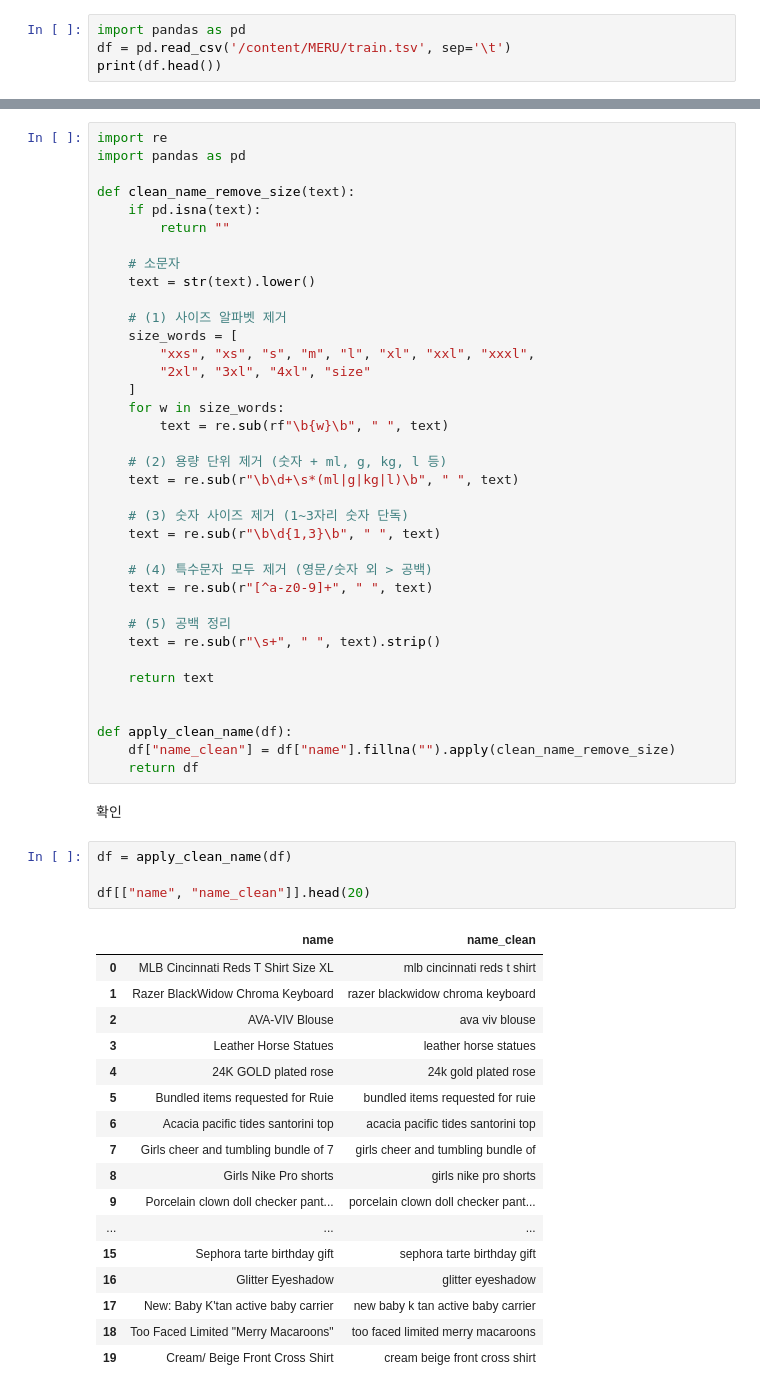
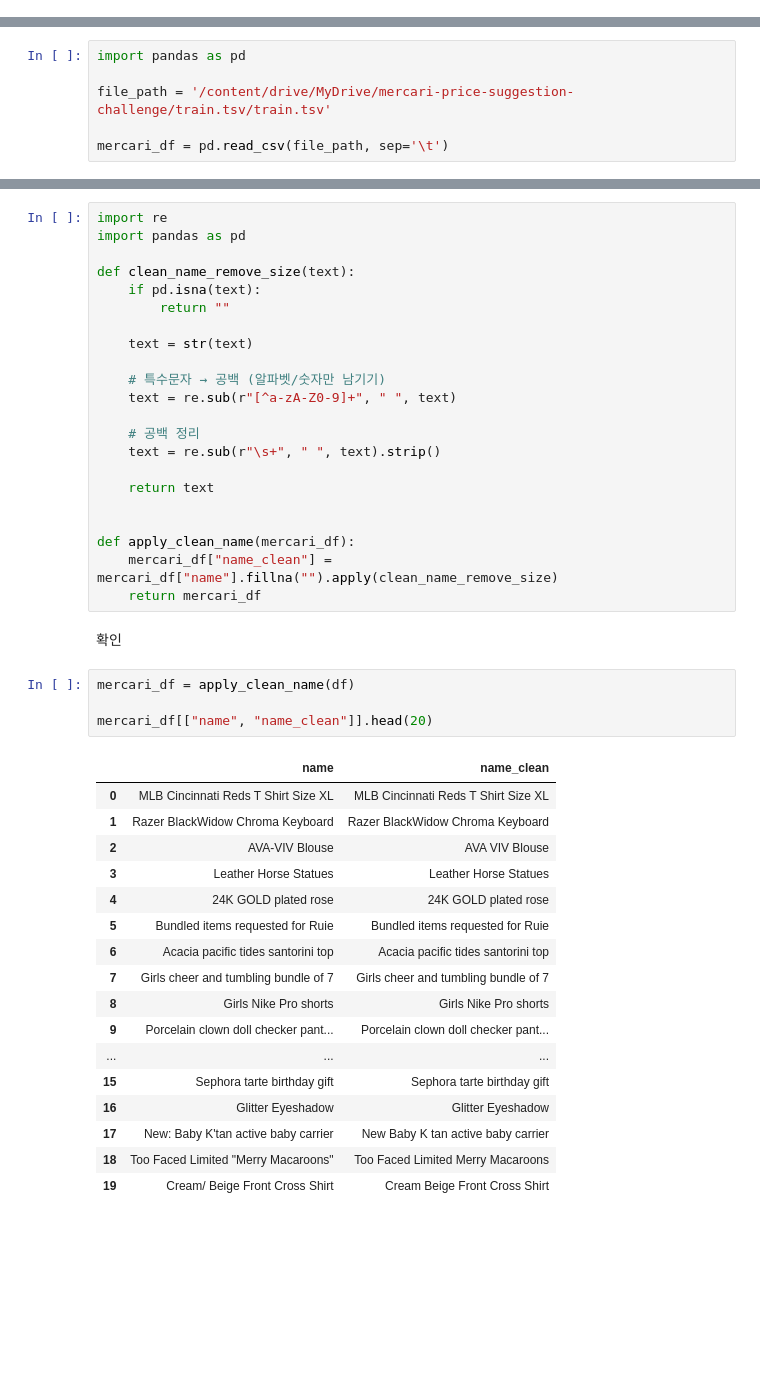
Before and after one commit to ary3120-droid/myproject, a Jupyter notebook: MERK.ipynb, the cells around one changed output, grey strips where cells are left out. Cells and saved outputs as stored; diff of their text form; blank space fills up the shorter version.

```diff
--- a/MERK.ipynb
+++ b/MERK.ipynb
@@ -2,7 +2,3 @@
 <a href="https://colab.research.google.com/github/ary3120-droid/myproject/blob/main/MERK.ipynb" target="_parent"><img src="https://colab.research.google.com/assets/colab-badge.svg" alt="Open In Colab"/></a>
 # %% [markdown]
 **실행**
-# %%
-import pandas as pd
-df = pd.read_csv('/content/MERU/train.tsv', sep='\t')
-print(df.head())
@@ -35 +10,7 @@ Drive already mounted at /content/drive; to attempt to forcibly remount, call dr
+# %%
+import pandas as pd
+
+file_path = '/content/drive/MyDrive/mercari-price-suggestion-challenge/train.tsv/train.tsv'
+
+mercari_df = pd.read_csv(file_path, sep='\t')
 # %%
@@ -68,56 +45,41 @@ def clean_name_remove_size(text):
     if pd.isna(text):
         return ""
 
-    # 소문자
-    text = str(text).lower()
+    text = str(text)
 
-    # (1) 사이즈 알파벳 제거
-    size_words = [
-        "xxs", "xs", "s", "m", "l", "xl", "xxl", "xxxl",
-        "2xl", "3xl", "4xl", "size"
-    ]
-    for w in size_words:
-        text = re.sub(rf"\b{w}\b", " ", text)
+    # 특수문자 → 공백 (알파벳/숫자만 남기기)
+    text = re.sub(r"[^a-zA-Z0-9]+", " ", text)
 
-    # (2) 용량 단위 제거 (숫자 + ml, g, kg, l 등)
-    text = re.sub(r"\b\d+\s*(ml|g|kg|l)\b", " ", text)
-
-    # (3) 숫자 사이즈 제거 (1~3자리 숫자 단독)
-    text = re.sub(r"\b\d{1,3}\b", " ", text)
-
-    # (4) 특수문자 모두 제거 (영문/숫자 외 > 공백)
-    text = re.sub(r"[^a-z0-9]+", " ", text)
-
-    # (5) 공백 정리
+    # 공백 정리
     text = re.sub(r"\s+", " ", text).strip()
 
     return text
 
 
-def apply_clean_name(df):
-    df["name_clean"] = df["name"].fillna("").apply(clean_name_remove_size)
-    return df
+def apply_clean_name(mercari_df):
+    mercari_df["name_clean"] = mercari_df["name"].fillna("").apply(clean_name_remove_size)
+    return mercari_df
 # %% [markdown]
 확인
 # %%
-df = apply_clean_name(df)
+mercari_df = apply_clean_name(df)
 
-df[["name", "name_clean"]].head(20)
+mercari_df[["name", "name_clean"]].head(20)
 # %% [output]
 |  | name | name_clean |
-| 0 | MLB Cincinnati Reds T Shirt Size XL | mlb cincinnati reds t shirt |
-| 1 | Razer BlackWidow Chroma Keyboard | razer blackwidow chroma keyboard |
-| 2 | AVA-VIV Blouse | ava viv blouse |
-| 3 | Leather Horse Statues | leather horse statues |
-| 4 | 24K GOLD plated rose | 24k gold plated rose |
-| 5 | Bundled items requested for Ruie | bundled items requested for ruie |
-| 6 | Acacia pacific tides santorini top | acacia pacific tides santorini top |
-| 7 | Girls cheer and tumbling bundle of 7 | girls cheer and tumbling bundle of |
-| 8 | Girls Nike Pro shorts | girls nike pro shorts |
-| 9 | Porcelain clown doll checker pant... | porcelain clown doll checker pant... |
+| 0 | MLB Cincinnati Reds T Shirt Size XL | MLB Cincinnati Reds T Shirt Size XL |
+| 1 | Razer BlackWidow Chroma Keyboard | Razer BlackWidow Chroma Keyboard |
+| 2 | AVA-VIV Blouse | AVA VIV Blouse |
+| 3 | Leather Horse Statues | Leather Horse Statues |
+| 4 | 24K GOLD plated rose | 24K GOLD plated rose |
+| 5 | Bundled items requested for Ruie | Bundled items requested for Ruie |
+| 6 | Acacia pacific tides santorini top | Acacia pacific tides santorini top |
+| 7 | Girls cheer and tumbling bundle of 7 | Girls cheer and tumbling bundle of 7 |
+| 8 | Girls Nike Pro shorts | Girls Nike Pro shorts |
+| 9 | Porcelain clown doll checker pant... | Porcelain clown doll checker pant... |
 | ... | ... | ... |
-| 15 | Sephora tarte birthday gift | sephora tarte birthday gift |
-| 16 | Glitter Eyeshadow | glitter eyeshadow |
-| 17 | New: Baby K'tan active baby carrier | new baby k tan active baby carrier |
-| 18 | Too Faced Limited "Merry Macaroons" | too faced limited merry macaroons |
-| 19 | Cream/ Beige Front Cross Shirt | cream beige front cross shirt |
+| 15 | Sephora tarte birthday gift | Sephora tarte birthday gift |
+| 16 | Glitter Eyeshadow | Glitter Eyeshadow |
+| 17 | New: Baby K'tan active baby carrier | New Baby K tan active baby carrier |
+| 18 | Too Faced Limited "Merry Macaroons" | Too Faced Limited Merry Macaroons |
+| 19 | Cream/ Beige Front Cross Shirt | Cream Beige Front Cross Shirt |
```
Also changed, not shown: parts of 23 cells of this notebook.
